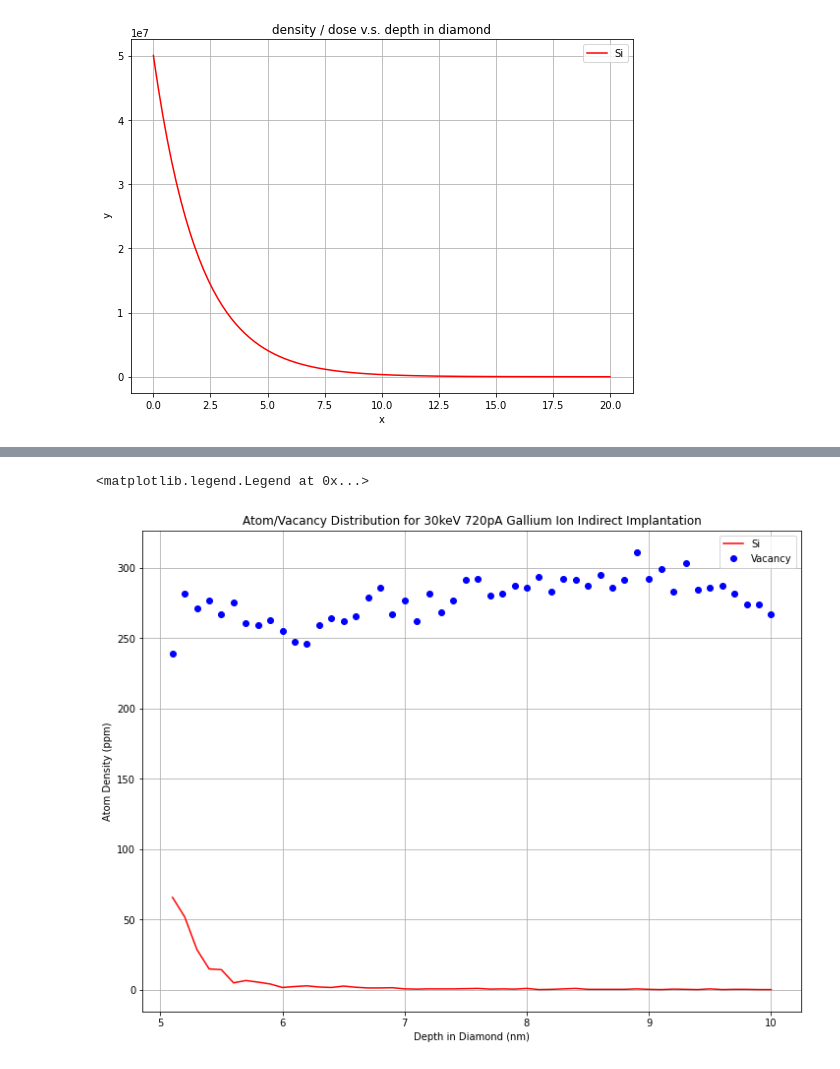
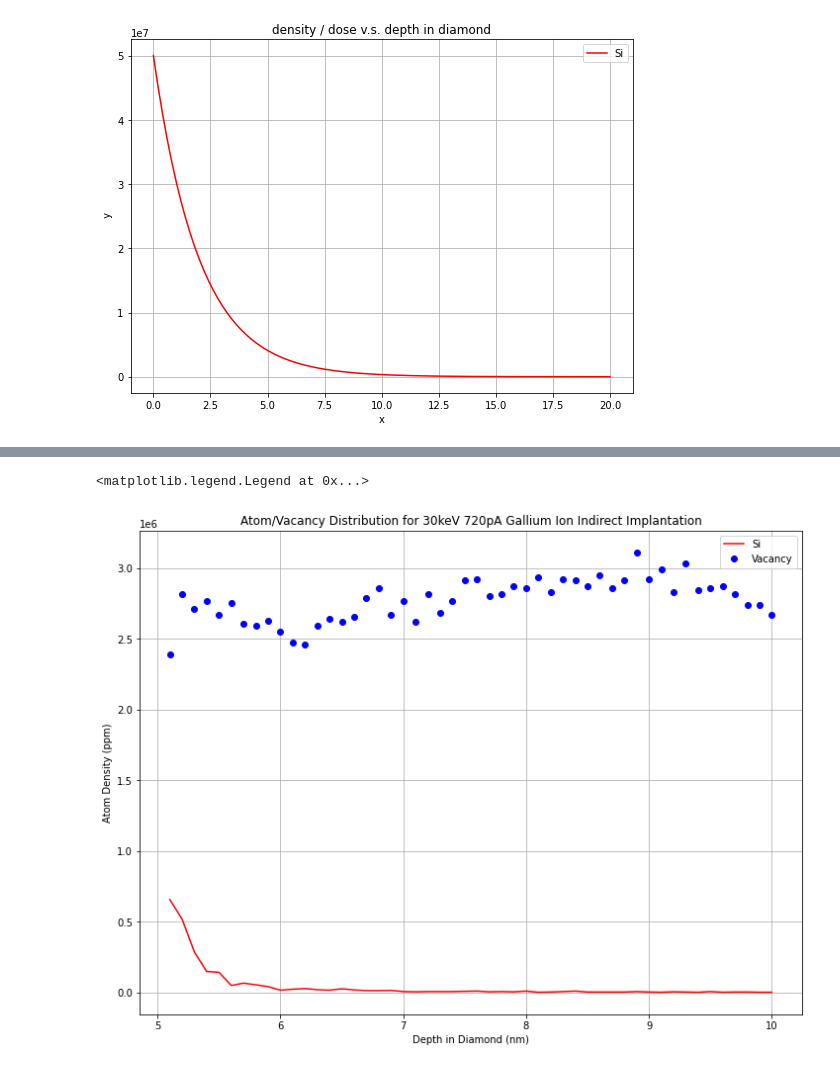
Before and after one commit to ahserhan/SiO2-SiV, a Jupyter notebook: simulation_process.ipynb, the cells around one changed output, grey strips where cells are left out. Saved outputs shown, nothing was run; the diff lists cells and outputs as text; code cells hidden in the pictures.

```diff
--- a/simulation_process.ipynb
+++ b/simulation_process.ipynb
@@ -194,23 +194,23 @@ plt.legend()
 # %%
 Index = list(range(50,100))
 finev = pd.read_csv('fineVACANCY.csv')
 cv = finev['C']
-cvppm = cv * 1e8 * 2.35e23 / (diamondDensity*1e6)
+cvppm = cv * 1e8 * 2.35e15 / (diamondDensity/1e6)
 fineDepth = finev['DEPTH']
 finesi = pd.read_csv('fineRANGE.csv')
 si = finesi['Si']
-sippm = si * 2.35e23/(diamondDensity*1e6)
+sippm = si * 2.35e15/(diamondDensity/1e6)
 myfig = plt.figure(figsize=(12,9))
 plt.grid()
 plt.title('Atom/Vacancy Distribution for 30keV 720pA Gallium Ion Indirect Implantation')
 plt.xlabel(r'Depth in Diamond (nm)')
 plt.ylabel(r'Atom Density (ppm)')
 plt.plot((fineDepth/10)[Index], sippm[Index], '-r',label = 'Si')
 plt.plot((fineDepth/10)[Index], cvppm[Index],'ob',label = 'Vacancy')
 plt.legend()
 # %% [output]
 <matplotlib.legend.Legend at 0x...>
-[figure, old version]
+[figure, new version]
 # %%
 plt.plot(fineDepth/10, cvppm,'ob',label = 'Vacancy')
 # %% [output]
```
Also changed, not shown: parts of 10 cells of this notebook.
